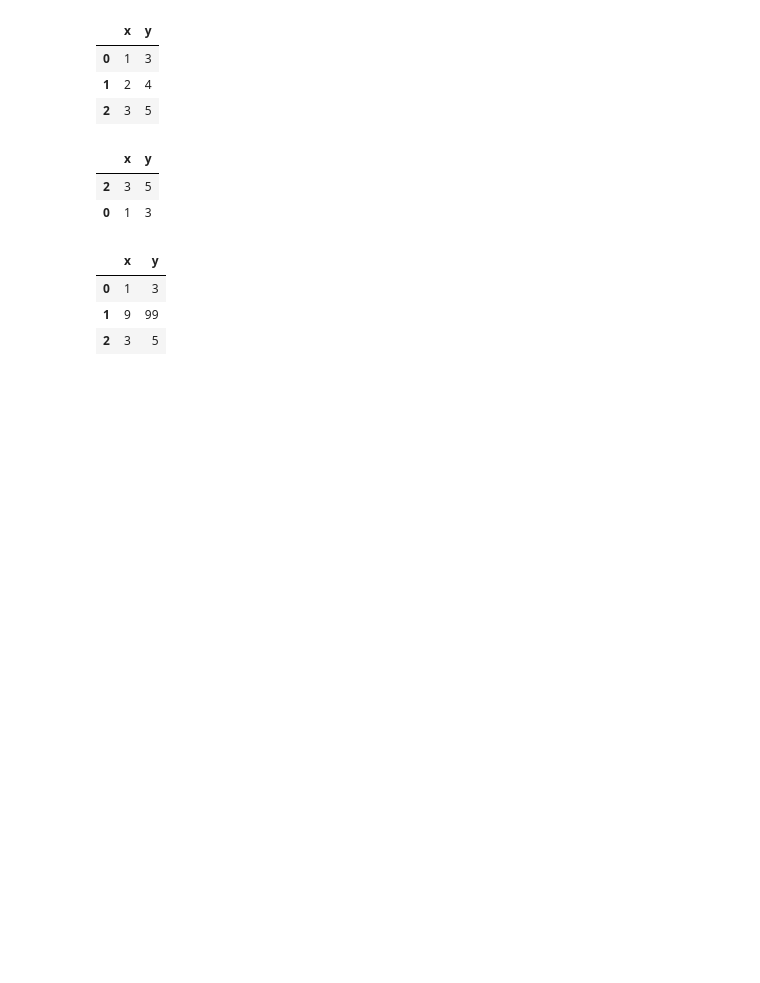
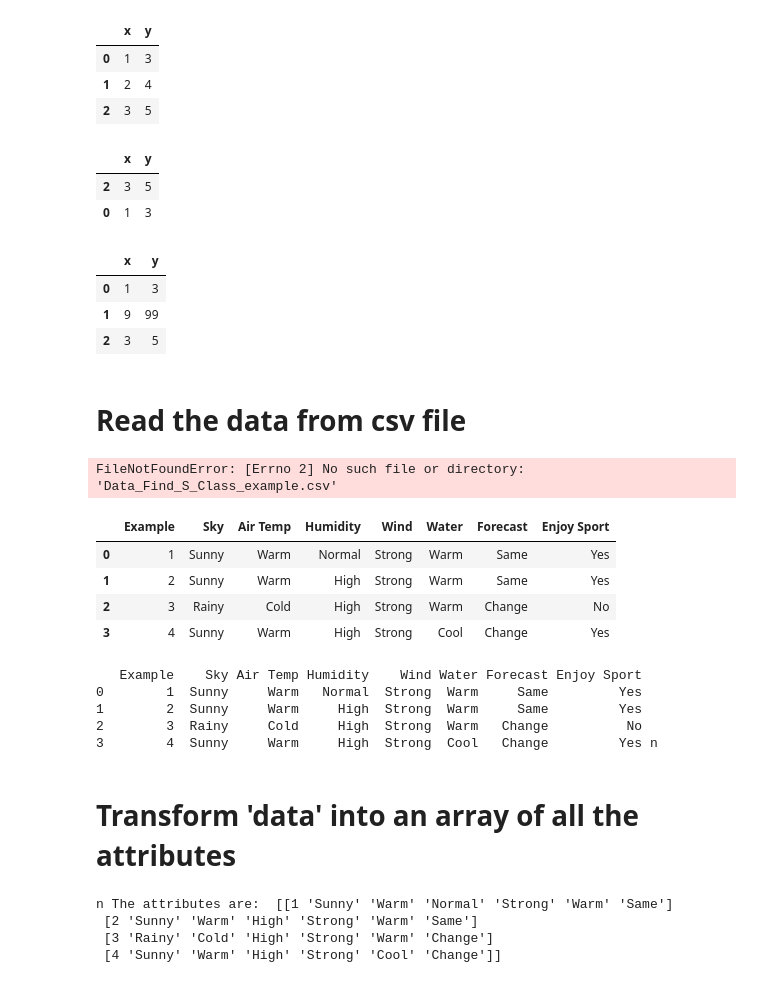
Before and after one commit to Subhangmokkarala/Experiments-lab, a Jupyter notebook: EXP-3.ipynb, the cells around one changed output. Saved outputs shown, nothing was run; the diff lists cells and outputs as text; code cells hidden in the pictures; blank space fills up the shorter version.

```diff
--- a/EXP-3.ipynb
+++ b/EXP-3.ipynb
@@ -160,3 +179,36 @@ x
 | 0 | 1 | 3 |
 | 1 | 9 | 99 |
 | 2 | 3 | 5 |
+# %% [markdown]
+# Read the data from csv file
+# %%
+#data = pd.read_csv("Data_Find_S.csv")
+data = pd.read_csv('Data_Find_S_Class_example.csv')
+# %% [output]
+FileNotFoundError: [Errno 2] No such file or directory: 'Data_Find_S_Class_example.csv'
+# %%
+data
+# %% [output]
+|  | Example | Sky | Air Temp | Humidity | Wind | Water | Forecast | Enjoy Sport |
+| 0 | 1 | Sunny | Warm | Normal | Strong | Warm | Same | Yes |
+| 1 | 2 | Sunny | Warm | High | Strong | Warm | Same | Yes |
+| 2 | 3 | Rainy | Cold | High | Strong | Warm | Change | No |
+| 3 | 4 | Sunny | Warm | High | Strong | Cool | Change | Yes |
+# %%
+print(data,"n")
+# %% [output]
+   Example    Sky Air Temp Humidity    Wind Water Forecast Enjoy Sport
+0        1  Sunny     Warm   Normal  Strong  Warm     Same         Yes
+1        2  Sunny     Warm     High  Strong  Warm     Same         Yes
+2        3  Rainy     Cold     High  Strong  Warm   Change          No
+3        4  Sunny     Warm     High  Strong  Cool   Change         Yes n
+# %% [markdown]
+# Transform 'data' into an array of all the attributes
+# %%
+d = np.array(data)[:,:-1]
+print("n The attributes are: ",d)
+# %% [output]
+n The attributes are:  [[1 'Sunny' 'Warm' 'Normal' 'Strong' 'Warm' 'Same']
+ [2 'Sunny' 'Warm' 'High' 'Strong' 'Warm' 'Same']
+ [3 'Rainy' 'Cold' 'High' 'Strong' 'Warm' 'Change']
+ [4 'Sunny' 'Warm' 'High' 'Strong' 'Cool' 'Change']]
```
Also changed, not shown: parts of 31 cells of this notebook, 1 other file.
